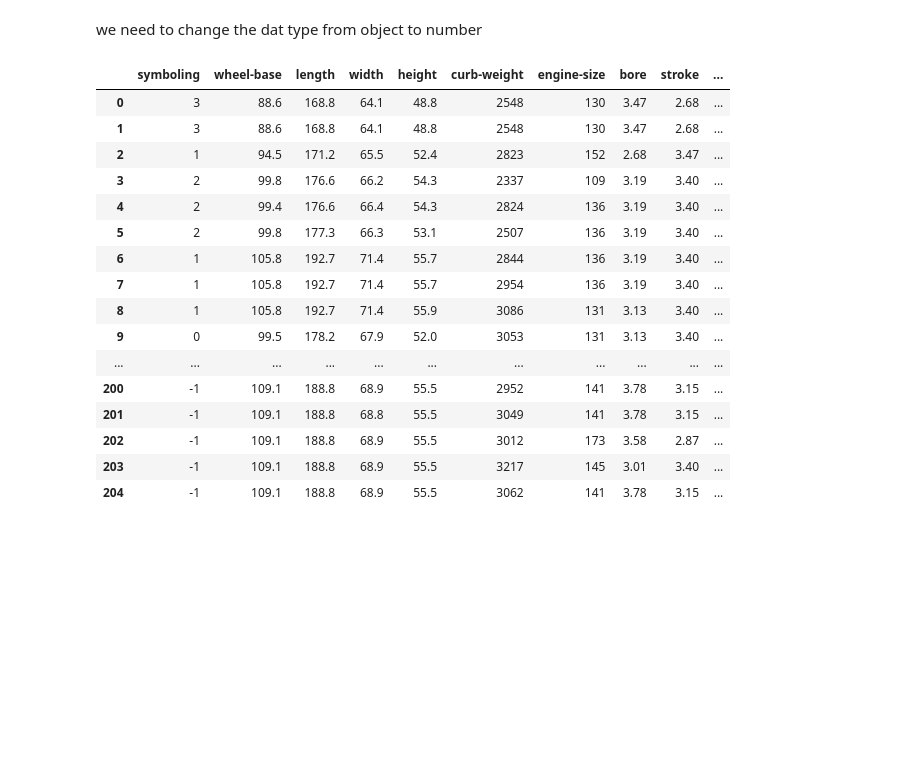
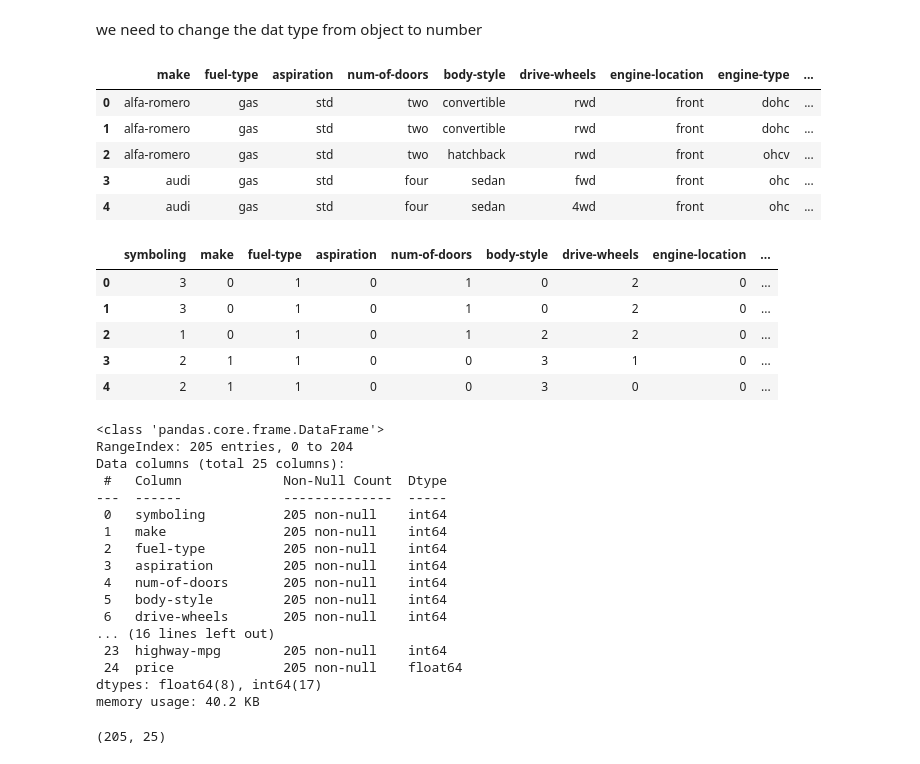
Before and after one commit to ShreeKeshavan/Car_price_prediction, a Jupyter notebook: Car_price_prediction.ipynb, the cells around one changed output. Drawn from its saved outputs; the diff is of its cells as text; code cells hidden in the pictures; blank space fills up the shorter version.

```diff
--- a/Car_price_prediction.ipynb
+++ b/Car_price_prediction.ipynb
@@ -686,23 +686,51 @@ we need to change the dat type from object to number
 # %%
 new = df.copy()
 # %%
-cat_columns = new.select_dtypes(include=[np.number])
-cat_columns
+cat_columns = new.select_dtypes(exclude=[np.number])
+cat_columns.head()
 # %% [output]
-|  | symboling | wheel-base | length | width | height | curb-weight | engine-size | bore | stroke | ... |
-| 0 | 3 | 88.6 | 168.8 | 64.1 | 48.8 | 2548 | 130 | 3.47 | 2.68 | ... |
-| 1 | 3 | 88.6 | 168.8 | 64.1 | 48.8 | 2548 | 130 | 3.47 | 2.68 | ... |
-| 2 | 1 | 94.5 | 171.2 | 65.5 | 52.4 | 2823 | 152 | 2.68 | 3.47 | ... |
-| 3 | 2 | 99.8 | 176.6 | 66.2 | 54.3 | 2337 | 109 | 3.19 | 3.40 | ... |
-| 4 | 2 | 99.4 | 176.6 | 66.4 | 54.3 | 2824 | 136 | 3.19 | 3.40 | ... |
-| 5 | 2 | 99.8 | 177.3 | 66.3 | 53.1 | 2507 | 136 | 3.19 | 3.40 | ... |
-| 6 | 1 | 105.8 | 192.7 | 71.4 | 55.7 | 2844 | 136 | 3.19 | 3.40 | ... |
-| 7 | 1 | 105.8 | 192.7 | 71.4 | 55.7 | 2954 | 136 | 3.19 | 3.40 | ... |
-| 8 | 1 | 105.8 | 192.7 | 71.4 | 55.9 | 3086 | 131 | 3.13 | 3.40 | ... |
-| 9 | 0 | 99.5 | 178.2 | 67.9 | 52.0 | 3053 | 131 | 3.13 | 3.40 | ... |
-| ... | ... | ... | ... | ... | ... | ... | ... | ... | ... | ... |
-| 200 | -1 | 109.1 | 188.8 | 68.9 | 55.5 | 2952 | 141 | 3.78 | 3.15 | ... |
-| 201 | -1 | 109.1 | 188.8 | 68.8 | 55.5 | 3049 | 141 | 3.78 | 3.15 | ... |
-| 202 | -1 | 109.1 | 188.8 | 68.9 | 55.5 | 3012 | 173 | 3.58 | 2.87 | ... |
-| 203 | -1 | 109.1 | 188.8 | 68.9 | 55.5 | 3217 | 145 | 3.01 | 3.40 | ... |
-| 204 | -1 | 109.1 | 188.8 | 68.9 | 55.5 | 3062 | 141 | 3.78 | 3.15 | ... |
+|  | make | fuel-type | aspiration | num-of-doors | body-style | drive-wheels | engine-location | engine-type | ... |
+| 0 | alfa-romero | gas | std | two | convertible | rwd | front | dohc | ... |
+| 1 | alfa-romero | gas | std | two | convertible | rwd | front | dohc | ... |
+| 2 | alfa-romero | gas | std | two | hatchback | rwd | front | ohcv | ... |
+| 3 | audi | gas | std | four | sedan | fwd | front | ohc | ... |
+| 4 | audi | gas | std | four | sedan | 4wd | front | ohc | ... |
+# %%
+cat_col = ['make','fuel-type','aspiration','num-of-doors','body-style','drive-wheels','engine-location','engine-type','num-of-cylinders','fuel-system']
+for i in cat_col:
+  le = LabelEncoder()
+  le.fit(df[i])
+  df[i] = le.transform(df[i])
+# %%
+df.head()
+# %% [output]
+|  | symboling | make | fuel-type | aspiration | num-of-doors | body-style | drive-wheels | engine-location | ... |
+| 0 | 3 | 0 | 1 | 0 | 1 | 0 | 2 | 0 | ... |
+| 1 | 3 | 0 | 1 | 0 | 1 | 0 | 2 | 0 | ... |
+| 2 | 1 | 0 | 1 | 0 | 1 | 2 | 2 | 0 | ... |
+| 3 | 2 | 1 | 1 | 0 | 0 | 3 | 1 | 0 | ... |
+| 4 | 2 | 1 | 1 | 0 | 0 | 3 | 0 | 0 | ... |
+# %%
+df.info()
+# %% [output]
+<class 'pandas.core.frame.DataFrame'>
+RangeIndex: 205 entries, 0 to 204
+Data columns (total 25 columns):
+ #   Column             Non-Null Count  Dtype
+---  ------             --------------  -----
+ 0   symboling          205 non-null    int64
+ 1   make               205 non-null    int64
+ 2   fuel-type          205 non-null    int64
+ 3   aspiration         205 non-null    int64
+ 4   num-of-doors       205 non-null    int64
+ 5   body-style         205 non-null    int64
+ 6   drive-wheels       205 non-null    int64
+... (16 lines left out)
+ 23  highway-mpg        205 non-null    int64
+ 24  price              205 non-null    float64
+dtypes: float64(8), int64(17)
+memory usage: 40.2 KB
+# %%
+df.shape
+# %% [output]
+(205, 25)
```
Also changed, not shown: parts of 3 cells of this notebook.
